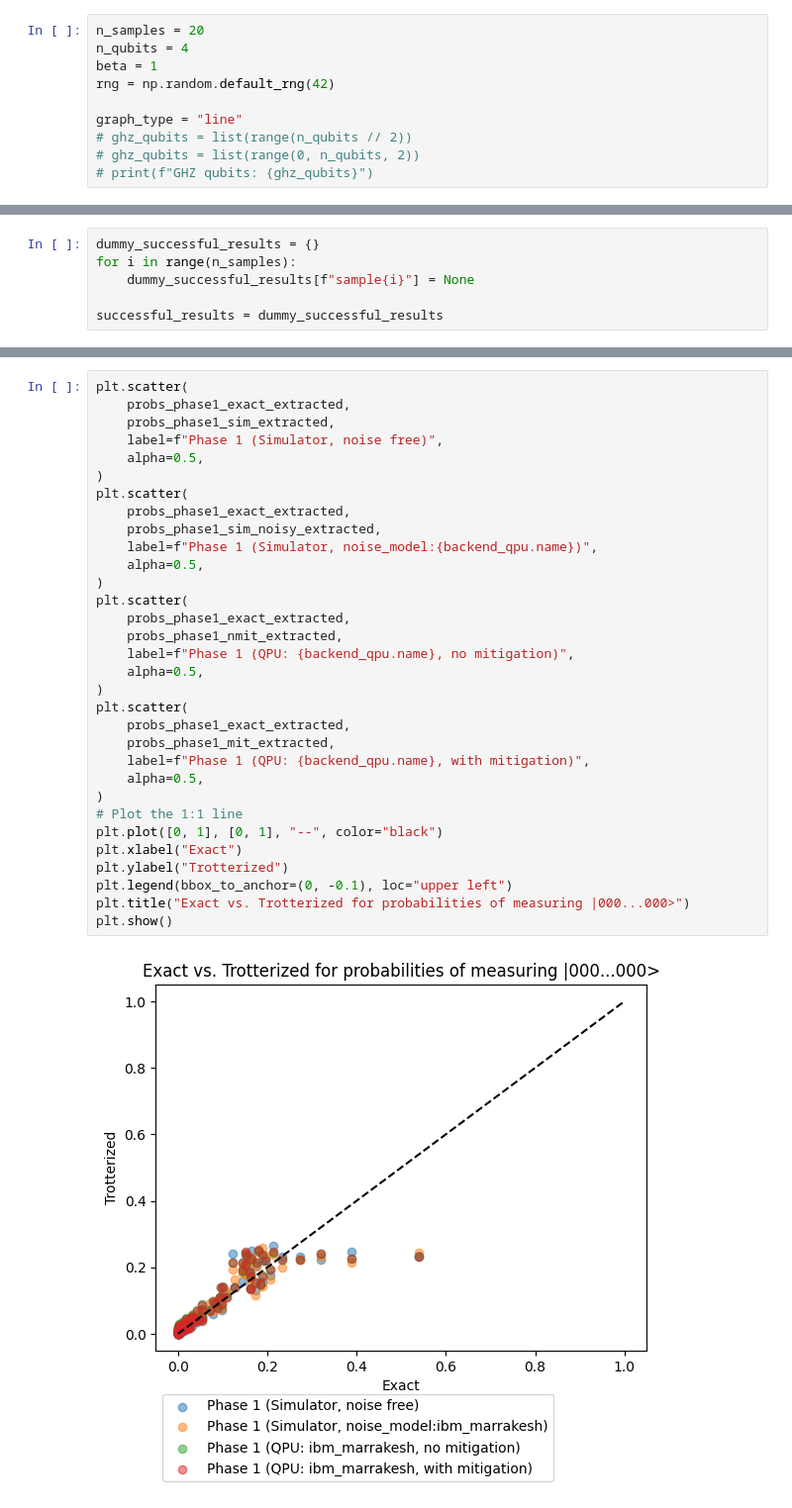
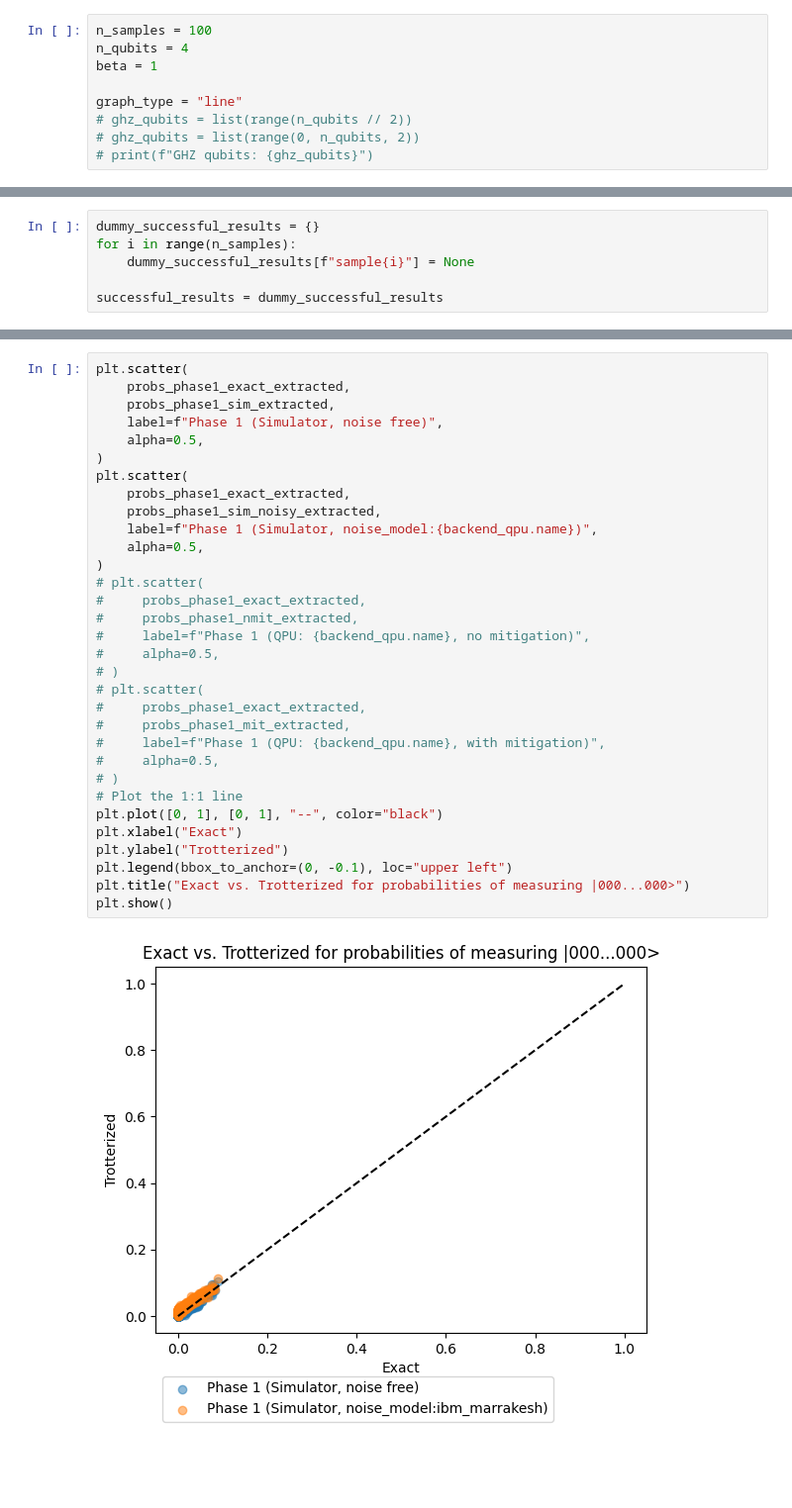
Before and after one commit to YutoMorohoshi/fourier_learning_ibm, a Jupyter notebook: data_generate.ipynb, the cells around one changed output, grey strips where cells are left out. Shown: that part at 99% size. Drawn from its saved outputs; the diff is of its cells as text; blank space fills up the shorter version.

```diff
--- a/data_generate.ipynb
+++ b/data_generate.ipynb
@@ -58,10 +65,9 @@ Using backend noisy simulator: AerSimulator('aer_simulator'
 # %% [markdown]
 # データセット作成 $\exp(-\beta H)$
 # %%
-n_samples = 20
+n_samples = 100
 n_qubits = 4
 beta = 1
-rng = np.random.default_rng(42)
 
 graph_type = "line"
 # ghz_qubits = list(range(n_qubits // 2))
@@ -1380,37 +1308,37 @@ plt.show()
 # %%
 plt.scatter(
     probs_phase1_exact_extracted,
     probs_phase1_sim_extracted,
     label=f"Phase 1 (Simulator, noise free)",
     alpha=0.5,
 )
 plt.scatter(
     probs_phase1_exact_extracted,
     probs_phase1_sim_noisy_extracted,
     label=f"Phase 1 (Simulator, noise_model:{backend_qpu.name})",
     alpha=0.5,
 )
-plt.scatter(
-    probs_phase1_exact_extracted,
-    probs_phase1_nmit_extracted,
-    label=f"Phase 1 (QPU: {backend_qpu.name}, no mitigation)",
-    alpha=0.5,
-)
-plt.scatter(
-    probs_phase1_exact_extracted,
-    probs_phase1_mit_extracted,
-    label=f"Phase 1 (QPU: {backend_qpu.name}, with mitigation)",
-    alpha=0.5,
-)
+# plt.scatter(
+#     probs_phase1_exact_extracted,
+#     probs_phase1_nmit_extracted,
+#     label=f"Phase 1 (QPU: {backend_qpu.name}, no mitigation)",
+#     alpha=0.5,
+# )
+# plt.scatter(
+#     probs_phase1_exact_extracted,
+#     probs_phase1_mit_extracted,
+#     label=f"Phase 1 (QPU: {backend_qpu.name}, with mitigation)",
+#     alpha=0.5,
+# )
 # Plot the 1:1 line
 plt.plot([0, 1], [0, 1], "--", color="black")
 plt.xlabel("Exact")
 plt.ylabel("Trotterized")
 plt.legend(bbox_to_anchor=(0, -0.1), loc="upper left")
 plt.title("Exact vs. Trotterized for probabilities of measuring |000...000>")
 plt.show()
 # %% [output]
-[figure, old version]
+[figure, new version]
 # %%
 plt.scatter(
     probs_phase2_exact_extracted,
```
Also changed, not shown: parts of 35 cells of this notebook, 25 other files.
